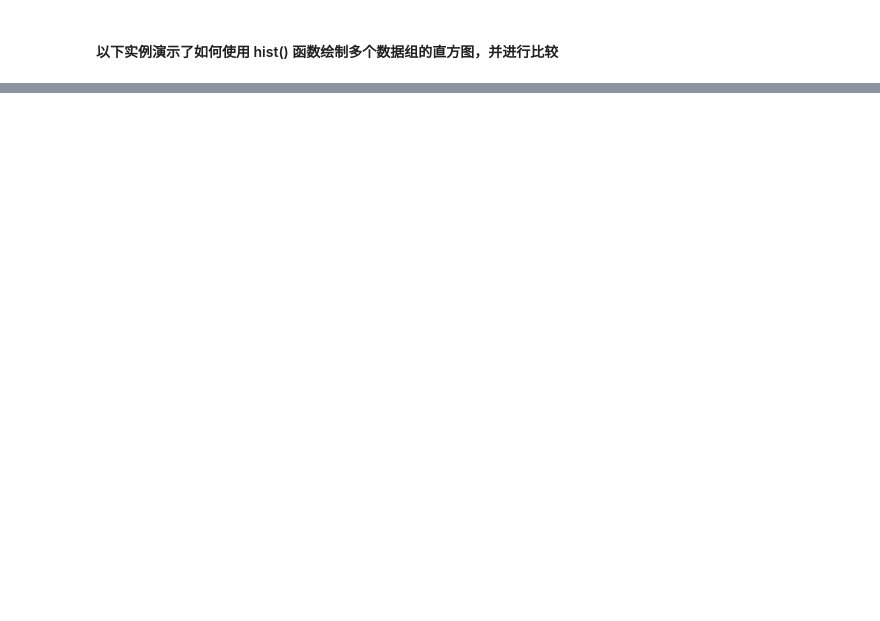
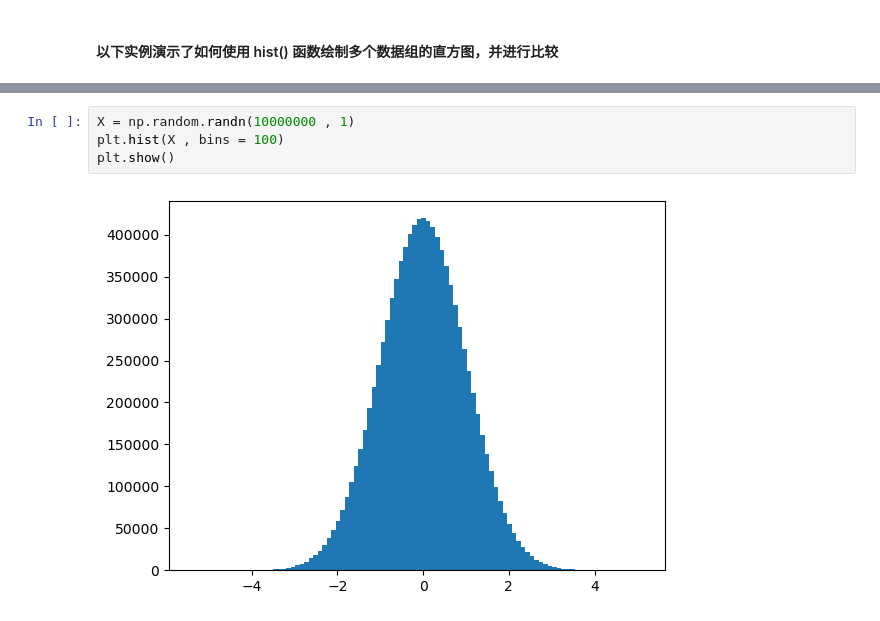
Before and after one commit to jinpeng900/AI-Learning, a Jupyter notebook: 1.数据分析/matplotlib/8.直方图.ipynb, the cells around one changed output, grey strips where cells are left out. Drawn from its saved outputs; the diff is of its cells as text; blank space fills up the shorter version.

```diff
--- a/1.数据分析/matplotlib/8.直方图.ipynb
+++ b/1.数据分析/matplotlib/8.直方图.ipynb
@@ -72,0 +87,6 @@ plt.show()
+# %%
+X = np.random.randn(10000000 , 1)
+plt.hist(X , bins = 100)
+plt.show()
+# %% [output]
+[figure, added]
```
Also changed, not shown: parts of 6 cells of this notebook, 14 other files.
